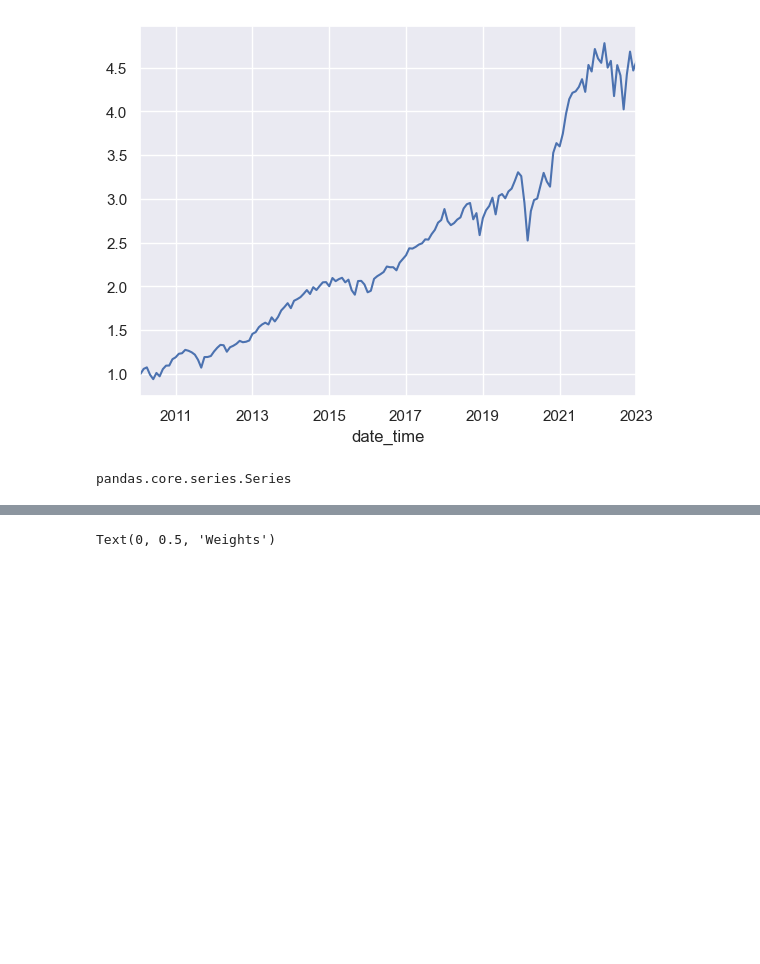
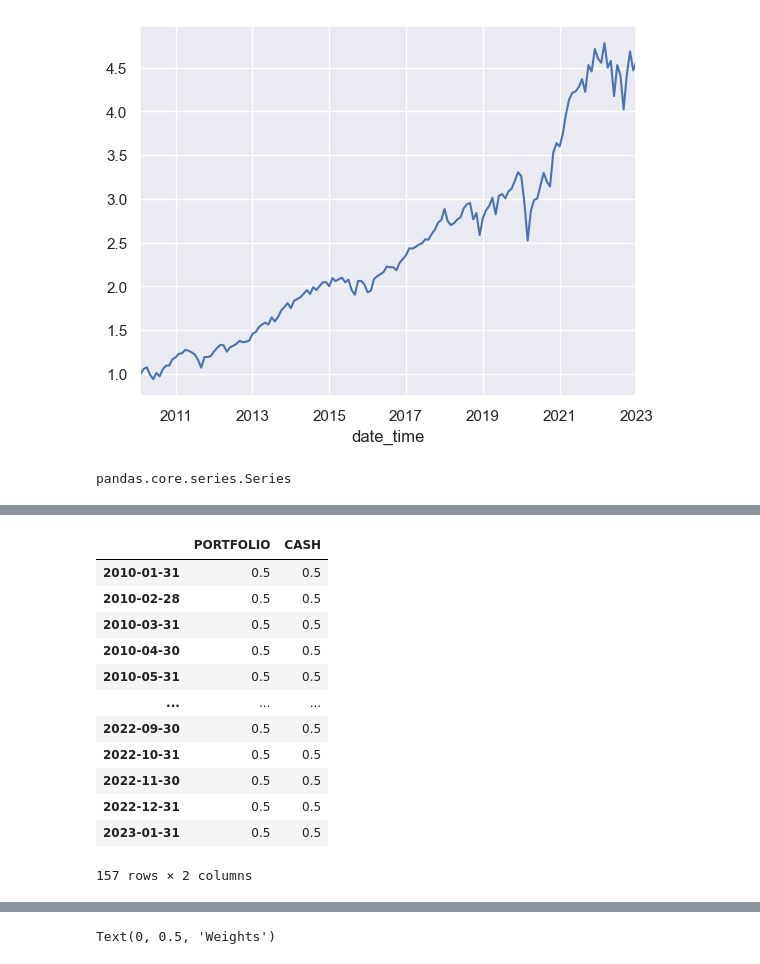
Before and after one commit to cswcjt/Quant-Project, a Jupyter notebook: quant/test_ts.ipynb, the cells around one changed output, grey strips where cells are left out. Saved outputs shown, nothing was run; the diff lists cells and outputs as text; code cells hidden in the pictures; blank space fills up the shorter version.

```diff
--- a/quant/test_ts.ipynb
+++ b/quant/test_ts.ipynb
@@ -145,5 +145,23 @@ port_rets
 2022-12-31   -0.046092
 2023-01-31    0.023881
 Length: 157, dtype: float64
+# %%
+target = 0.5
+ts_weight = pd.DataFrame({'PORTFOLIO': target, 'CASH': 1 - target}, index=port_rets.index)
+ts_weight
+# %% [output]
+|  | PORTFOLIO | CASH |
+| 2010-01-31 | 0.5 | 0.5 |
+| 2010-02-28 | 0.5 | 0.5 |
+| 2010-03-31 | 0.5 | 0.5 |
+| 2010-04-30 | 0.5 | 0.5 |
+| 2010-05-31 | 0.5 | 0.5 |
+| ... | ... | ... |
+| 2022-09-30 | 0.5 | 0.5 |
+| 2022-10-31 | 0.5 | 0.5 |
+| 2022-11-30 | 0.5 | 0.5 |
+| 2022-12-31 | 0.5 | 0.5 |
+| 2023-01-31 | 0.5 | 0.5 |
+157 rows × 2 columns
 # %%
 # 종적 자산배분
```
Also changed, not shown: parts of 6 cells of this notebook.
